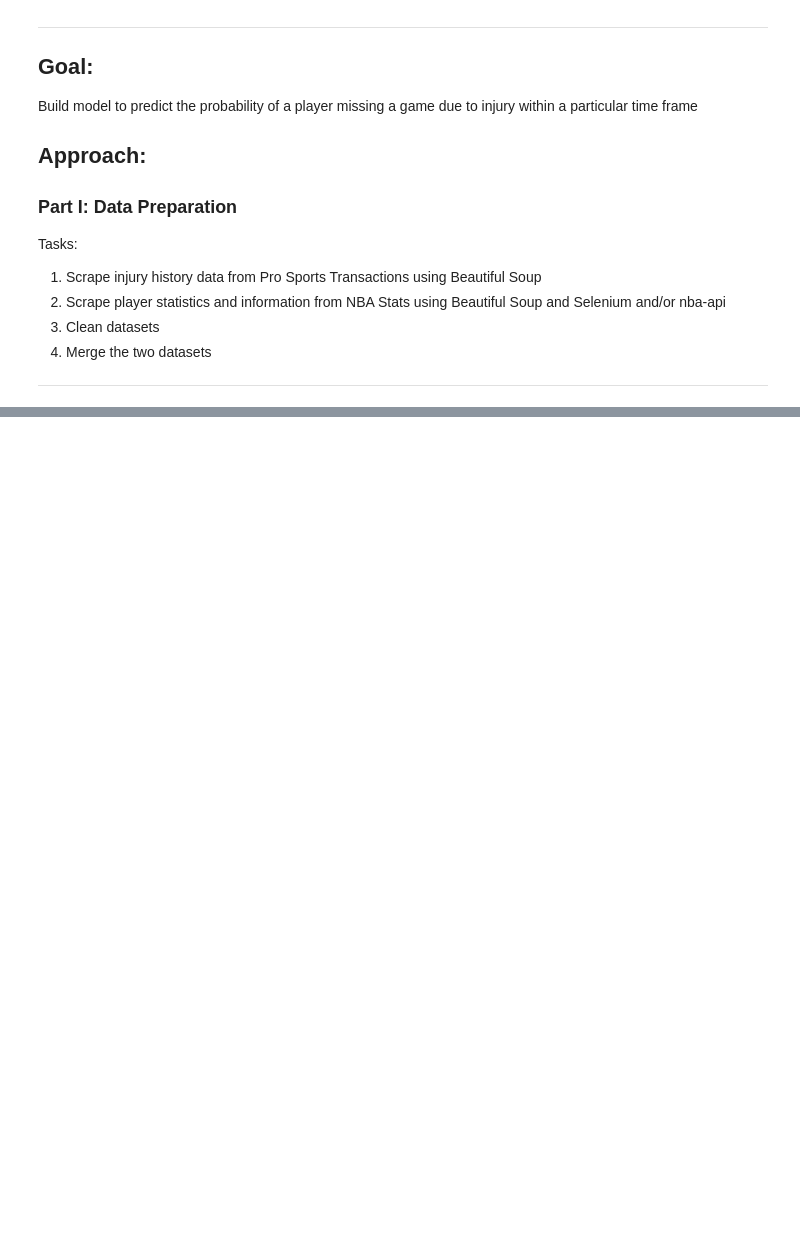
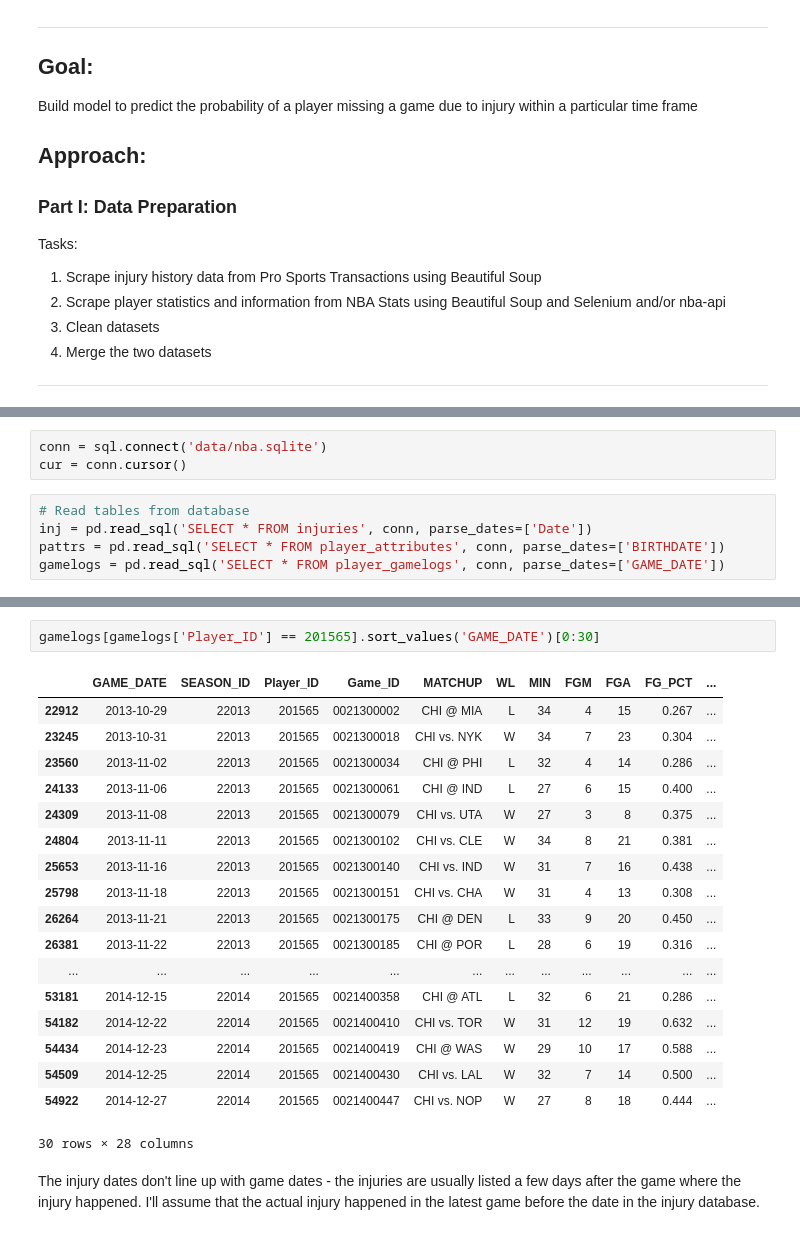
Before and after one commit to joongsim/nba-injuries, a Jupyter notebook: injury_prediction.ipynb, the cells around one changed output, grey strips where cells are left out. Cells and saved outputs as stored; diff of their text form; blank space fills up the shorter version.

```diff
--- a/injury_prediction.ipynb
+++ b/injury_prediction.ipynb
@@ -439,0 +37,8 @@ TypeError: an integer is required (got type NavigableString)
+# %%
+conn = sql.connect('data/nba.sqlite')
+cur = conn.cursor()
+# %%
+# Read tables from database
+inj = pd.read_sql('SELECT * FROM injuries', conn, parse_dates=['Date'])
+pattrs = pd.read_sql('SELECT * FROM player_attributes', conn, parse_dates=['BIRTHDATE'])
+gamelogs = pd.read_sql('SELECT * FROM player_gamelogs', conn, parse_dates=['GAME_DATE'])
@@ -439,0 +154,23 @@ TypeError: an integer is required (got type NavigableString)
+# %%
+gamelogs[gamelogs['Player_ID'] == 201565].sort_values('GAME_DATE')[0:30]
+# %% [output]
+|  | GAME_DATE | SEASON_ID | Player_ID | Game_ID | MATCHUP | WL | MIN | FGM | FGA | FG_PCT | ... |
+| 22912 | 2013-10-29 | 22013 | 201565 | 0021300002 | CHI @ MIA | L | 34 | 4 | 15 | 0.267 | ... |
+| 23245 | 2013-10-31 | 22013 | 201565 | 0021300018 | CHI vs. NYK | W | 34 | 7 | 23 | 0.304 | ... |
+| 23560 | 2013-11-02 | 22013 | 201565 | 0021300034 | CHI @ PHI | L | 32 | 4 | 14 | 0.286 | ... |
+| 24133 | 2013-11-06 | 22013 | 201565 | 0021300061 | CHI @ IND | L | 27 | 6 | 15 | 0.400 | ... |
+| 24309 | 2013-11-08 | 22013 | 201565 | 0021300079 | CHI vs. UTA | W | 27 | 3 | 8 | 0.375 | ... |
+| 24804 | 2013-11-11 | 22013 | 201565 | 0021300102 | CHI vs. CLE | W | 34 | 8 | 21 | 0.381 | ... |
+| 25653 | 2013-11-16 | 22013 | 201565 | 0021300140 | CHI vs. IND | W | 31 | 7 | 16 | 0.438 | ... |
+| 25798 | 2013-11-18 | 22013 | 201565 | 0021300151 | CHI vs. CHA | W | 31 | 4 | 13 | 0.308 | ... |
+| 26264 | 2013-11-21 | 22013 | 201565 | 0021300175 | CHI @ DEN | L | 33 | 9 | 20 | 0.450 | ... |
+| 26381 | 2013-11-22 | 22013 | 201565 | 0021300185 | CHI @ POR | L | 28 | 6 | 19 | 0.316 | ... |
+| ... | ... | ... | ... | ... | ... | ... | ... | ... | ... | ... | ... |
+| 53181 | 2014-12-15 | 22014 | 201565 | 0021400358 | CHI @ ATL | L | 32 | 6 | 21 | 0.286 | ... |
+| 54182 | 2014-12-22 | 22014 | 201565 | 0021400410 | CHI vs. TOR | W | 31 | 12 | 19 | 0.632 | ... |
+| 54434 | 2014-12-23 | 22014 | 201565 | 0021400419 | CHI @ WAS | W | 29 | 10 | 17 | 0.588 | ... |
+| 54509 | 2014-12-25 | 22014 | 201565 | 0021400430 | CHI vs. LAL | W | 32 | 7 | 14 | 0.500 | ... |
+| 54922 | 2014-12-27 | 22014 | 201565 | 0021400447 | CHI vs. NOP | W | 27 | 8 | 18 | 0.444 | ... |
+30 rows × 28 columns
+# %% [markdown]
+The injury dates don't line up with game dates - the injuries are usually listed a few days after the game where the injury happened. I'll assume that the actual injury happened in the latest game before the date in the injury database.
```
Also changed, not shown: parts of 64 cells of this notebook, 7 other files.
